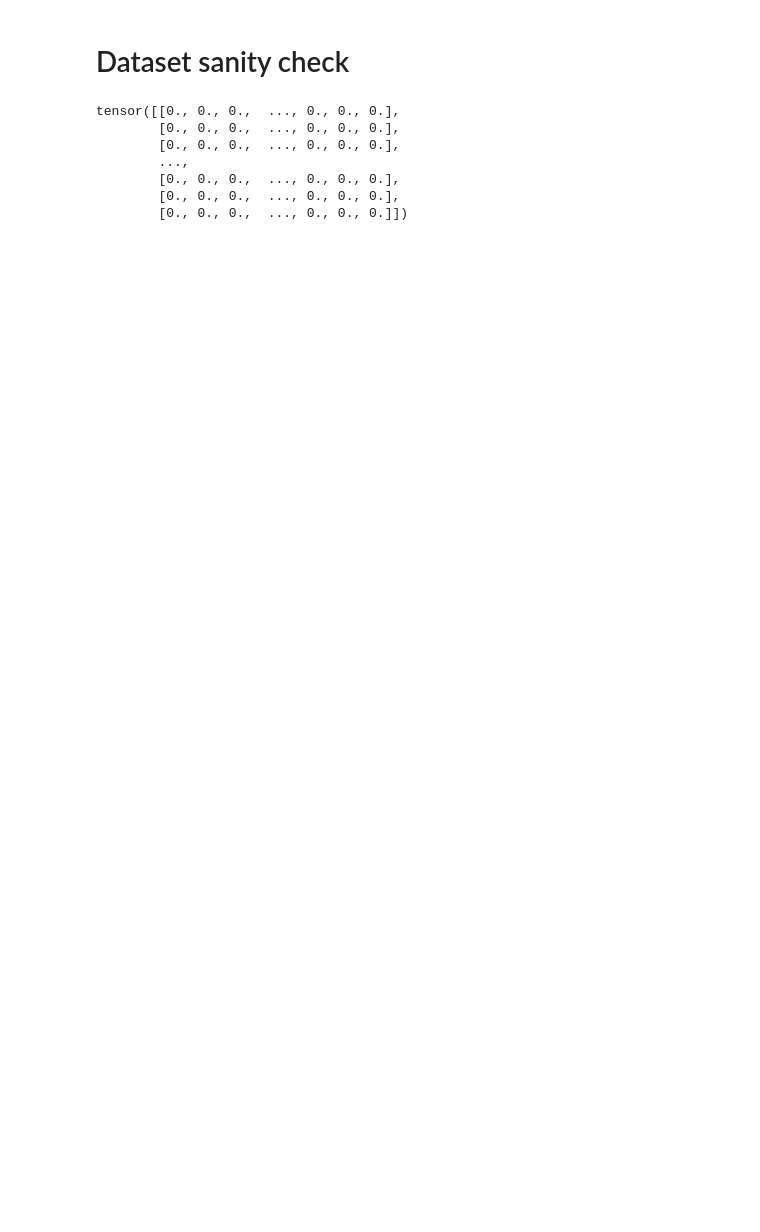
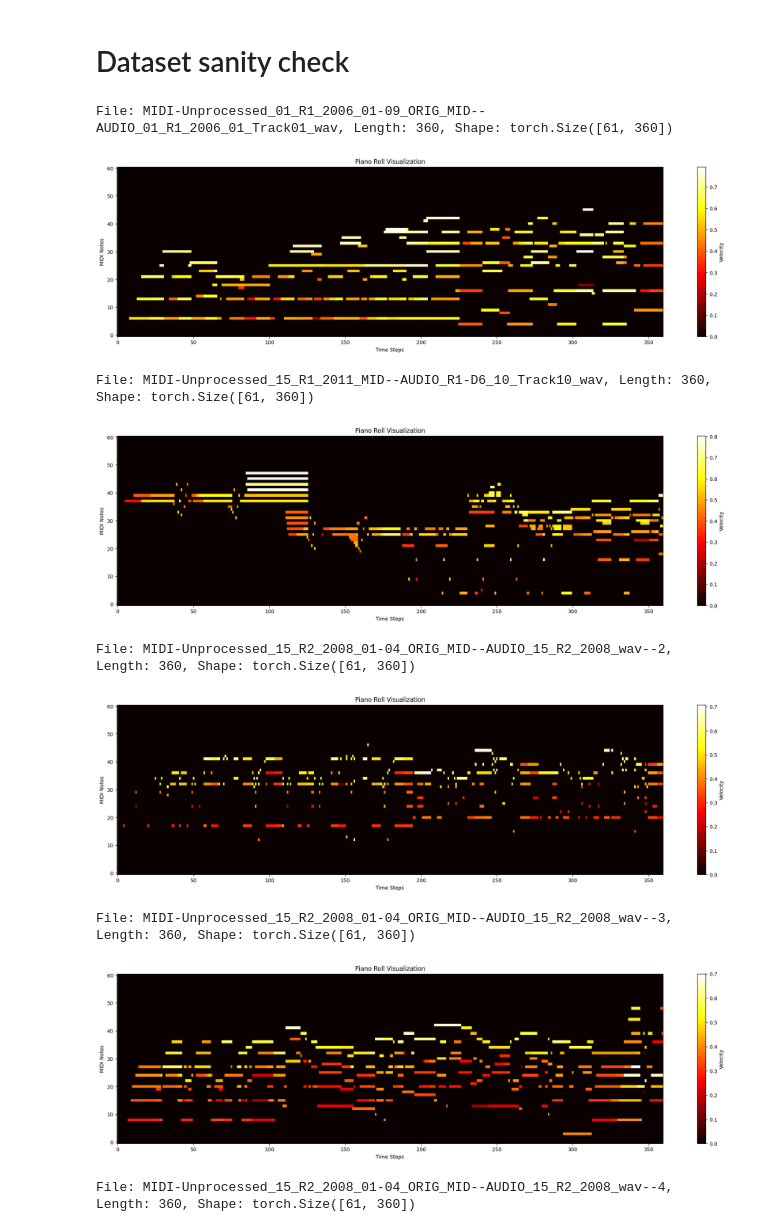
Before and after one commit to ziemmi13/Lofi-VAE-generator, a Jupyter notebook: model/Dataset sanitycheck.ipynb, the cells around one changed output. Drawn from its saved outputs; the diff is of its cells as text; code cells hidden in the pictures; blank space fills up the shorter version.

```diff
--- a/model/Dataset sanitycheck.ipynb
+++ b/model/Dataset sanitycheck.ipynb
@@ -4,15 +4,20 @@
 from dataset import MidiDataset
 import torch
 # %%
-dataset = MidiDataset()
+dataset = MidiDataset(verbose=True)
 # %%
-drumms_tensor, seq_len, bpm = dataset[1]
-drumms_tensor
+for i in range(5):
+    tensor, seq_len, filename = dataset[i]
+    print(f"File: {filename}, Length: {seq_len}, Shape: {tensor.shape}")
+
+    dataset.visualize_midi(tensor)
 # %% [output]
-tensor([[0., 0., 0.,  ..., 0., 0., 0.],
-        [0., 0., 0.,  ..., 0., 0., 0.],
-        [0., 0., 0.,  ..., 0., 0., 0.],
-        ...,
-        [0., 0., 0.,  ..., 0., 0., 0.],
-        [0., 0., 0.,  ..., 0., 0., 0.],
-        [0., 0., 0.,  ..., 0., 0., 0.]])
+File: MIDI-Unprocessed_01_R1_2006_01-09_ORIG_MID--AUDIO_01_R1_2006_01_Track01_wav, Length: 360, Shape: torch.Size([61, 360])
+[figure, added]
+File: MIDI-Unprocessed_15_R1_2011_MID--AUDIO_R1-D6_10_Track10_wav, Length: 360, Shape: torch.Size([61, 360])
+[figure, added]
+File: MIDI-Unprocessed_15_R2_2008_01-04_ORIG_MID--AUDIO_15_R2_2008_wav--2, Length: 360, Shape: torch.Size([61, 360])
+[figure, added]
+File: MIDI-Unprocessed_15_R2_2008_01-04_ORIG_MID--AUDIO_15_R2_2008_wav--3, Length: 360, Shape: torch.Size([61, 360])
+[figure, added]
+File: MIDI-Unprocessed_15_R2_2008_01-04_ORIG_MID--AUDIO_15_R2_2008_wav--4, Length: 360, Shape: torch.Size([61, 360])
```
Also changed, not shown: parts of 1 cell of this notebook, 10 other files.
